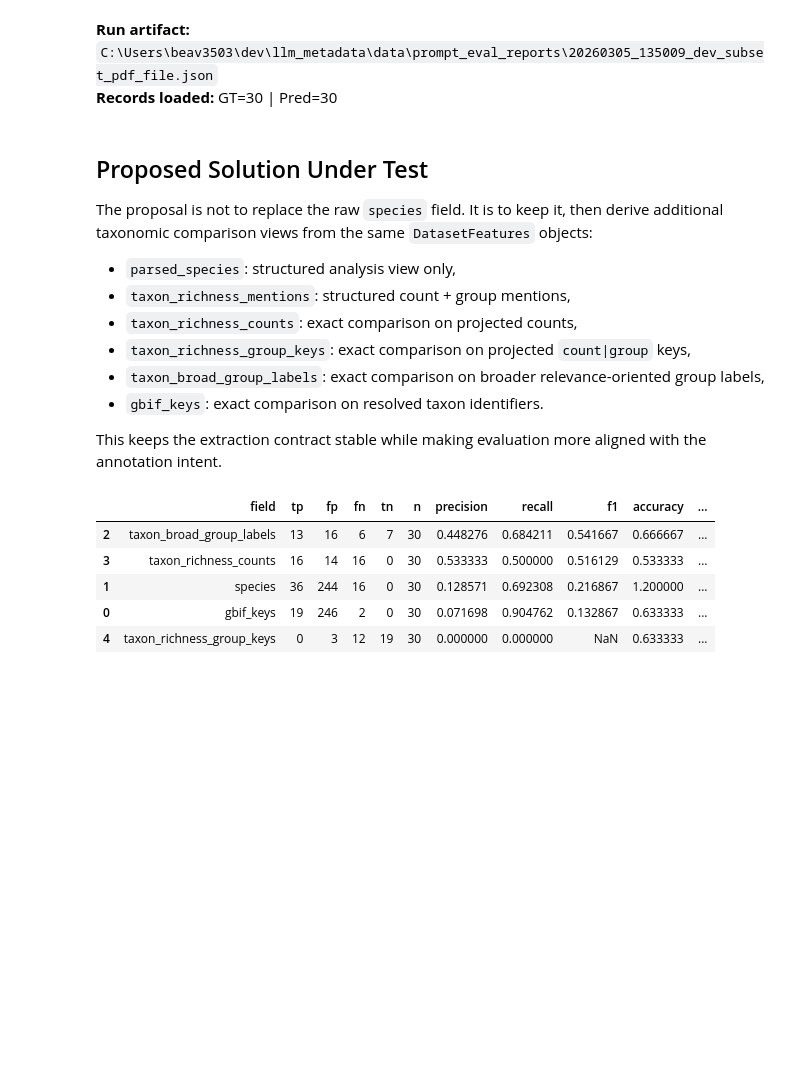
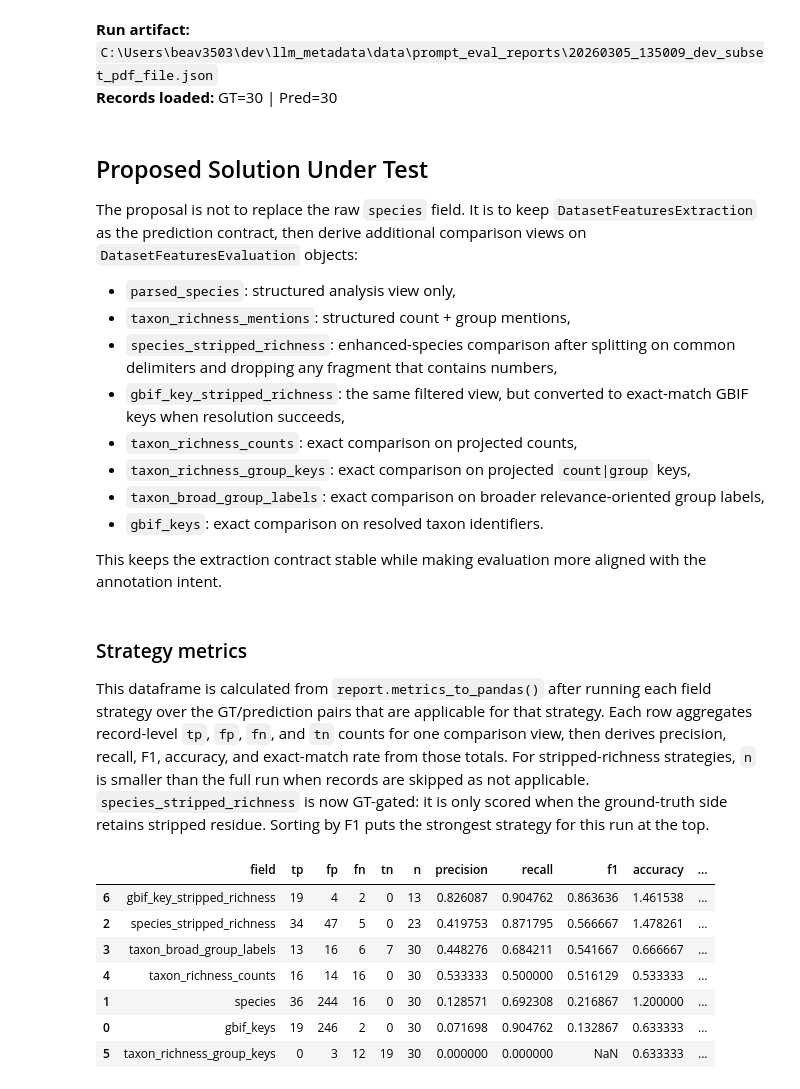
Before and after one commit to BiodiversiteQuebec/llm_metadata, a Jupyter notebook: notebooks/taxonomic_relevance_evaluation.ipynb, the cells around one changed output. Saved outputs shown, nothing was run; the diff lists cells and outputs as text; code cells hidden in the pictures; blank space fills up the shorter version.

```diff
--- a/notebooks/taxonomic_relevance_evaluation.ipynb
+++ b/notebooks/taxonomic_relevance_evaluation.ipynb
@@ -52,7 +64,7 @@ if not RUN_ARTIFACT_PATH.exists():
 try:
     artifact = RunArtifact.load_json(RUN_ARTIFACT_PATH)
     allowed_ids = [record.gt_record_id for record in artifact.records]
-    pred_by_id = artifact.predictions_by_id(DatasetFeatures)
+    pred_by_id = artifact.predictions_by_id(DatasetFeaturesExtraction)
 except Exception:
     artifact = None
     raw_report = json.loads(RUN_ARTIFACT_PATH.read_text(encoding="utf-8"))
@@ -62,7 +74,7 @@ except Exception:
         record_id = str(row["record_id"])
         pred_rows.setdefault(record_id, {})[row["field"]] = row["pred_value"]
     pred_by_id = {
-        record_id: DatasetFeatures.model_validate(values)
+        record_id: DatasetFeaturesExtraction.model_validate(values)
         for record_id, values in pred_rows.items()
     }
 
@@ -77,10 +89,12 @@ display(Markdown(
 # %% [markdown]
 ## Proposed Solution Under Test
 
-The proposal is not to replace the raw `species` field. It is to keep it, then derive additional taxonomic comparison views from the same `DatasetFeatures` objects:
+The proposal is not to replace the raw `species` field. It is to keep `DatasetFeaturesExtraction` as the prediction contract, then derive additional comparison views on `DatasetFeaturesEvaluation` objects:
 
 - `parsed_species`: structured analysis view only,
 - `taxon_richness_mentions`: structured count + group mentions,
+- `species_stripped_richness`: enhanced-species comparison after splitting on common delimiters and dropping any fragment that contains numbers,
+- `gbif_key_stripped_richness`: the same filtered view, but converted to exact-match GBIF keys when resolution succeeds,
 - `taxon_richness_counts`: exact comparison on projected counts,
 - `taxon_richness_group_keys`: exact comparison on projected `count|group` keys,
 - `taxon_broad_group_labels`: exact comparison on broader relevance-oriented group labels,
@@ -90,28 +104,35 @@ This keeps the extraction contract stable while making evaluation more aligned w
 # %%
 FIELDS = [
     "species",
+    "species_stripped_richness",
+    "gbif_key_stripped_richness",
     "taxon_richness_counts",
     "taxon_richness_group_keys",
     "taxon_broad_group_labels",
     "gbif_keys",
 ]
 
 # Set include_gbif=False if you want to avoid live GBIF lookups or rely only on cached calls.
 report = evaluate_taxonomy_fields(
     true_by_id=true_by_id,
     pred_by_id=pred_by_id,
     fields=FIELDS,
     include_gbif=True,
     gbif_confidence_threshold=80,
 )
 
 metrics_df = report.metrics_to_pandas().sort_values(["f1", "precision", "recall"], ascending=False)
-metrics_df
+display(Markdown("### Strategy metrics\nThis dataframe is calculated from `report.metrics_to_pandas()` after running each field strategy over the GT/prediction pairs that are applicable for that strategy. Each row aggregates record-level `tp`, `fp`, `fn`, and `tn` counts for one comparison view, then derives precision, recall, F1, accuracy, and exact-match rate from those totals. For stripped-richness strategies, `n` is smaller than the full run when records are skipped as not applicable. `species_stripped_richness` is now GT-gated: it is only scored when the ground-truth side retains stripped residue. Sorting by F1 puts the strongest strategy for this run at the top."))
+display(metrics_df)
 # %% [output]
+### Strategy metrics
+This dataframe is calculated from `report.metrics_to_pandas()` after running each field strategy over the GT/prediction pairs that are applicable for that strategy. Each row aggregates record-level `tp`, `fp`, `fn`, and `tn` counts for one comparison view, then derives precision, recall, F1, accuracy, and exact-match rate from those totals. For stripped-richness strategies, `n` is smaller than the full run when records are skipped as not applicable. `species_stripped_richness` is now GT-gated: it is only scored when the ground-truth side retains stripped residue. Sorting by F1 puts the strongest strategy for this run at the top.
 |  | field | tp | fp | fn | tn | n | precision | recall | f1 | accuracy | ... |
-| 2 | taxon_broad_group_labels | 13 | 16 | 6 | 7 | 30 | 0.448276 | 0.684211 | 0.541667 | 0.666667 | ... |
-| 3 | taxon_richness_counts | 16 | 14 | 16 | 0 | 30 | 0.533333 | 0.500000 | 0.516129 | 0.533333 | ... |
+| 6 | gbif_key_stripped_richness | 19 | 4 | 2 | 0 | 13 | 0.826087 | 0.904762 | 0.863636 | 1.461538 | ... |
+| 2 | species_stripped_richness | 34 | 47 | 5 | 0 | 23 | 0.419753 | 0.871795 | 0.566667 | 1.478261 | ... |
+| 3 | taxon_broad_group_labels | 13 | 16 | 6 | 7 | 30 | 0.448276 | 0.684211 | 0.541667 | 0.666667 | ... |
+| 4 | taxon_richness_counts | 16 | 14 | 16 | 0 | 30 | 0.533333 | 0.500000 | 0.516129 | 0.533333 | ... |
 | 1 | species | 36 | 244 | 16 | 0 | 30 | 0.128571 | 0.692308 | 0.216867 | 1.200000 | ... |
 | 0 | gbif_keys | 19 | 246 | 2 | 0 | 30 | 0.071698 | 0.904762 | 0.132867 | 0.633333 | ... |
-| 4 | taxon_richness_group_keys | 0 | 3 | 12 | 19 | 30 | 0.000000 | 0.000000 | NaN | 0.633333 | ... |
+| 5 | taxon_richness_group_keys | 0 | 3 | 12 | 19 | 30 | 0.000000 | 0.000000 | NaN | 0.633333 | ... |
 # %%
```
Also changed, not shown: parts of 8 cells of this notebook, 10 other files.
